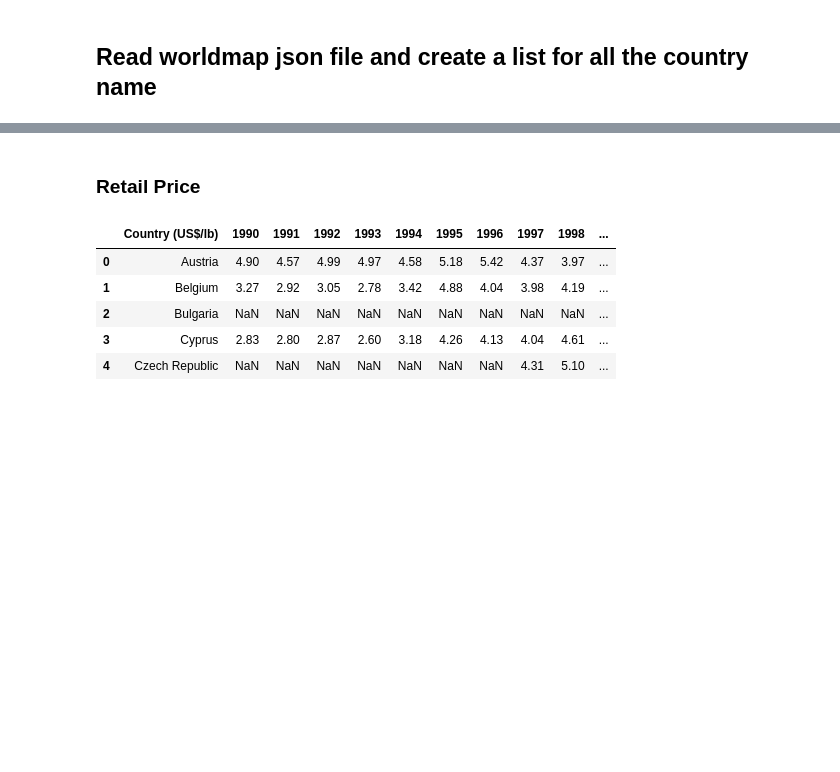
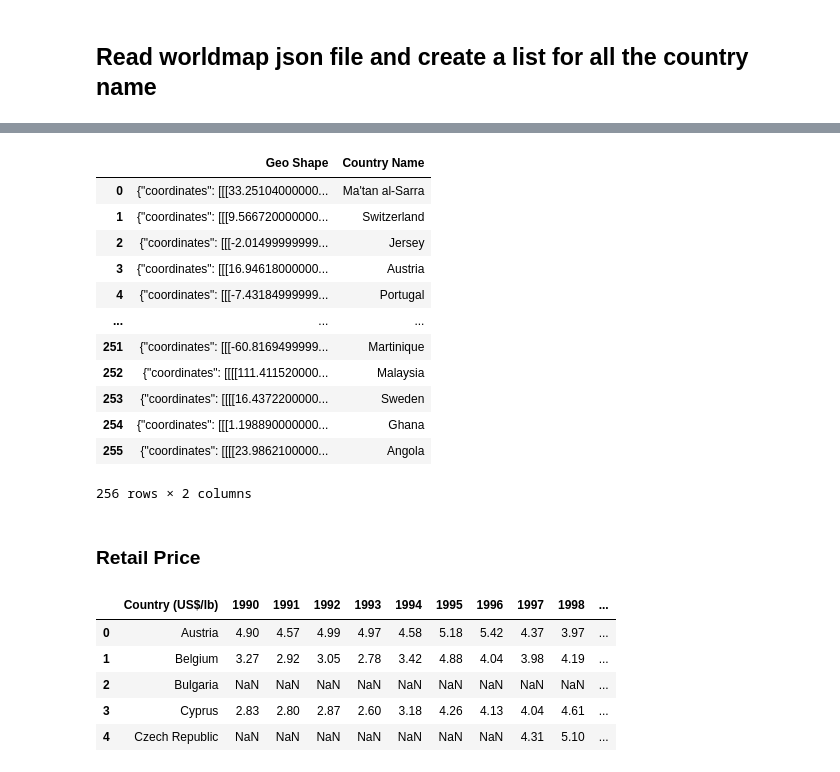
Before and after one commit to wingylui/Coffee_Trading, a Jupyter notebook: dataset_conversion/trading_data_conversion.ipynb, the cells around one changed output, grey strips where cells are left out. Saved outputs shown, nothing was run; the diff lists cells and outputs as text; code cells hidden in the pictures; blank space fills up the shorter version.

```diff
--- a/dataset_conversion/trading_data_conversion.ipynb
+++ b/dataset_conversion/trading_data_conversion.ipynb
@@ -55,3 +40,22 @@ country_list
+# %%
+worldmap_df = worldmap_df.drop(columns= ["Geo Point", "ISO 3 territory code", "Status", "ISO 3 country code", "Continent of the territory",
+                                           "Region of the territory", "ISO 3166-1 Alpha 2-Codes", "French Name"])
+worldmap_df = worldmap_df.rename(columns= {"English Name" : "Country Name"})
+worldmap_df
+# %% [output]
+|  | Geo Shape | Country Name |
+| 0 | {"coordinates": [[[33.25104000000... | Ma'tan al-Sarra |
+| 1 | {"coordinates": [[[9.566720000000... | Switzerland |
+| 2 | {"coordinates": [[[-2.01499999999... | Jersey |
+| 3 | {"coordinates": [[[16.94618000000... | Austria |
+| 4 | {"coordinates": [[[-7.43184999999... | Portugal |
+| ... | ... | ... |
+| 251 | {"coordinates": [[[-60.8169499999... | Martinique |
+| 252 | {"coordinates": [[[[111.411520000... | Malaysia |
+| 253 | {"coordinates": [[[[16.4372200000... | Sweden |
+| 254 | {"coordinates": [[[1.198890000000... | Ghana |
+| 255 | {"coordinates": [[[[23.9862100000... | Angola |
+256 rows × 2 columns
 # %% [markdown]
 ### Retail Price
 # %%
```
Also changed, not shown: parts of 18 cells of this notebook, 19 other files.
